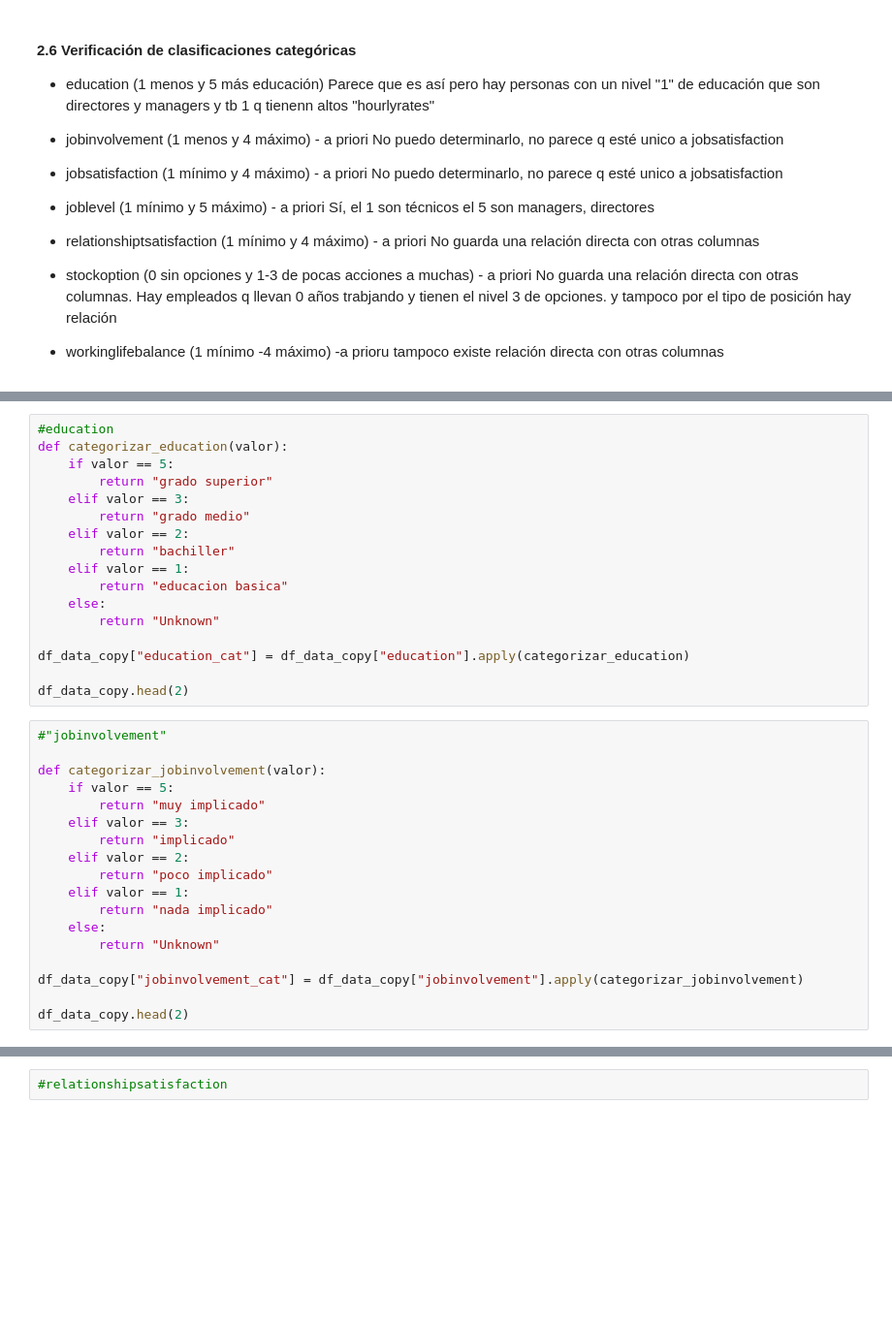
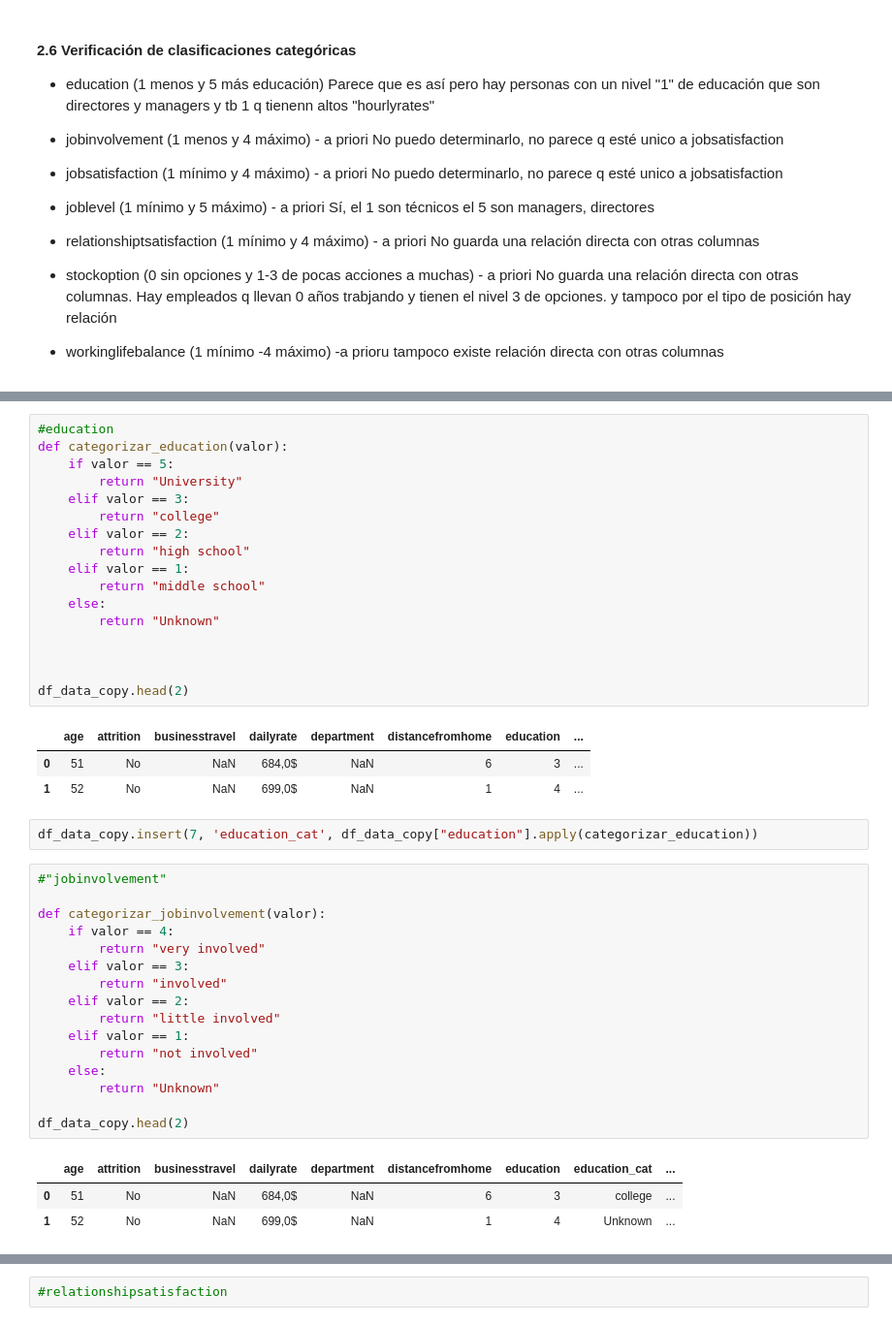
Before and after one commit to Adalab/proyecto-da-promo-Farzana-modulo3-team1, a Jupyter notebook: madre.ipynb, the cells around one changed output, grey strips where cells are left out. Shown: that part at 97% size. Saved outputs shown, nothing was run; the diff lists cells and outputs as text; blank space fills up the shorter version.

```diff
--- a/madre.ipynb
+++ b/madre.ipynb
@@ -315,34 +330,42 @@ df_data_copy.head(2)
 #education
 def categorizar_education(valor):
     if valor == 5:
-        return "grado superior"
+        return "University"
     elif valor == 3:
-        return "grado medio"
+        return "college"
     elif valor == 2:
-        return "bachiller"
+        return "high school"
     elif valor == 1:
-        return "educacion basica"
+        return "middle school"
     else:
         return "Unknown"
 
-df_data_copy["education_cat"] = df_data_copy["education"].apply(categorizar_education)
+
 
 df_data_copy.head(2)
+# %% [output]
+|  | age | attrition | businesstravel | dailyrate | department | distancefromhome | education | ... |
+| 0 | 51 | No | NaN | 684,0$ | NaN | 6 | 3 | ... |
+| 1 | 52 | No | NaN | 699,0$ | NaN | 1 | 4 | ... |
+# %%
+df_data_copy.insert(7, 'education_cat', df_data_copy["education"].apply(categorizar_education))
 # %%
 #"jobinvolvement"
 
 def categorizar_jobinvolvement(valor):
-    if valor == 5:
-        return "muy implicado"
+    if valor == 4:
+        return "very involved"
     elif valor == 3:
-        return "implicado"
+        return "involved"
     elif valor == 2:
-        return "poco implicado"
+        return "little involved"
     elif valor == 1:
-        return "nada implicado"
+        return "not involved"
     else:
         return "Unknown"
 
-df_data_copy["jobinvolvement_cat"] = df_data_copy["jobinvolvement"].apply(categorizar_jobinvolvement)
-
 df_data_copy.head(2)
+# %% [output]
+|  | age | attrition | businesstravel | dailyrate | department | distancefromhome | education | education_cat | ... |
+| 0 | 51 | No | NaN | 684,0$ | NaN | 6 | 3 | college | ... |
+| 1 | 52 | No | NaN | 699,0$ | NaN | 1 | 4 | Unknown | ... |
```
Also changed, not shown: parts of 29 cells of this notebook.
